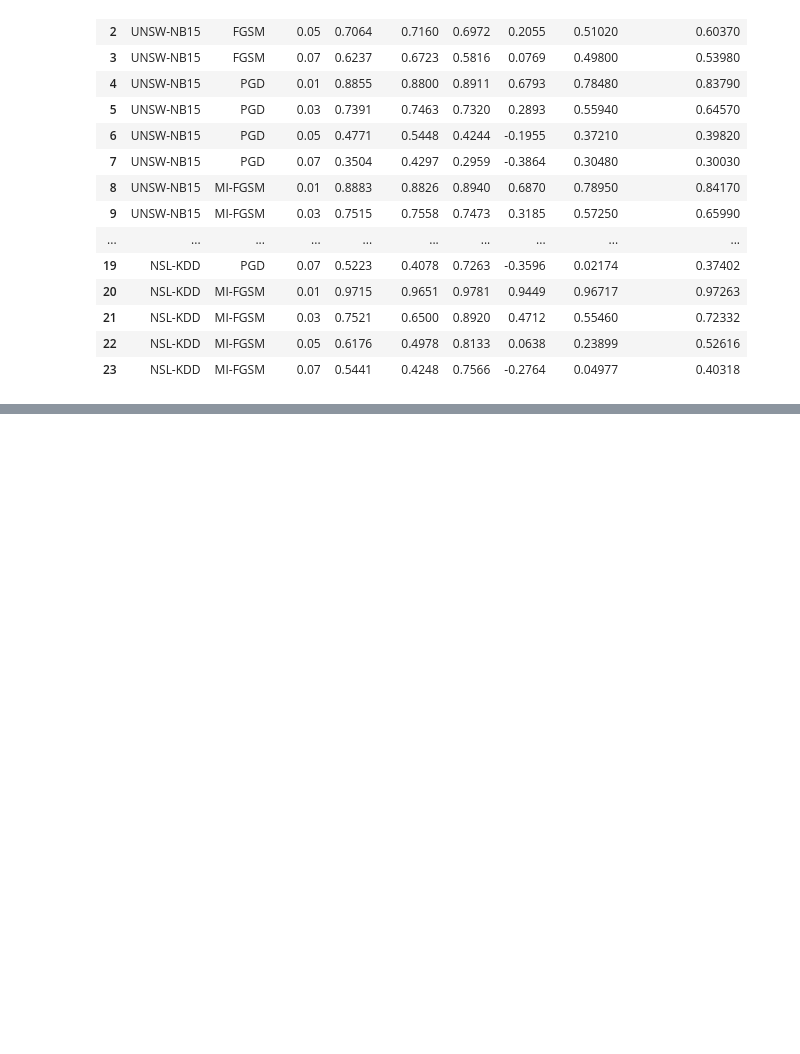
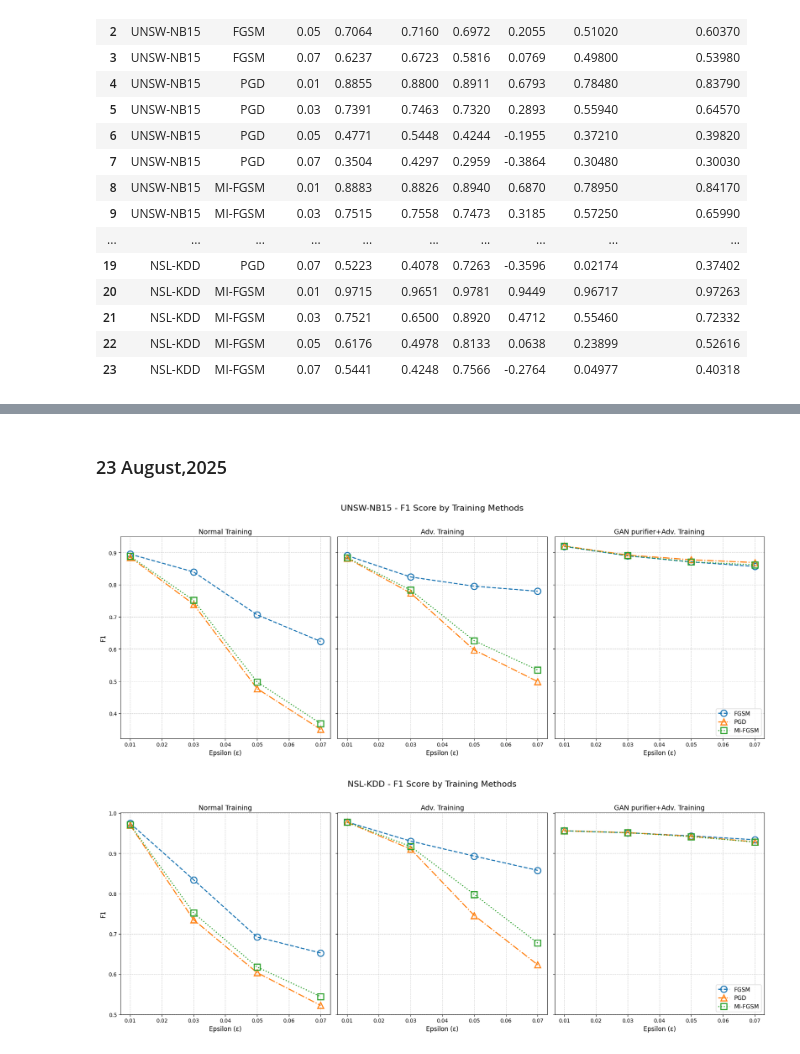
Before and after one commit to Tanveer2719/NIDS_Coursework, a Jupyter notebook: Experiments/Adversarial Attack/Combined_Analysis/analysis.ipynb, the cells around one changed output, grey strips where cells are left out. Cells and saved outputs as stored; diff of their text form; code cells hidden in the pictures; blank space fills up the shorter version.

Commit message:
baseline models added

```diff
--- a/Experiments/Adversarial Attack/Combined_Analysis/analysis.ipynb
+++ b/Experiments/Adversarial Attack/Combined_Analysis/analysis.ipynb
@@ -176,0 +174,2 @@ for dataset in datasets:
+# %% [markdown]
+### 23 August,2025
@@ -176,0 +295,54 @@ for dataset in datasets:
+# %%
+import matplotlib.pyplot as plt
+
+# Attack styles
+attack_styles = {
+    "FGSM": {"marker": "o", "linestyle": "--"},   # circle + dashed
+    "PGD": {"marker": "^", "linestyle": "-."},    # triangle + dashdot
+    "MI-FGSM": {"marker": "s", "linestyle": ":"}, # square + dotted
+}
+
+# Subplot plotting function
+def plot_metric_subplot(ax, df, metric, dataset_name, model_name, show_ylabel=False):
+    for attack, style in attack_styles.items():
+        subset = df[df['Attack'] == attack]
+        ax.plot(subset['Epsilon'], subset[metric],
+                linestyle=style["linestyle"],
+                marker=style["marker"],
+                markersize=12,          # larger marker
+                markerfacecolor='none', # hollow marker
+                markeredgewidth=2,      # thicker outline
+                linewidth=2,
+                label=attack)
+
+    ax.set_title(f"{model_name}", fontsize=13)
+    ax.set_xlabel("Epsilon (ε)", fontsize=12)
+    if show_ylabel:
+        ax.set_ylabel(metric, fontsize=12)
+    ax.grid(True, linestyle="--", alpha=0.6)
+
+# ---- Plot for UNSW ----
+fig, axes = plt.subplots(1, 3, figsize=(18, 7), sharey=True)
+model_names = ["Normal Training", "Adv. Training", "GAN purifier+Adv. Training"]
+
+for ax, df, model_name in zip(axes, dataframes_unsw, model_names):
+    plot_metric_subplot(ax, df, 'F1', "UNSW-NB15", model_name, show_ylabel=(ax==axes[0]))
+
+fig.suptitle("UNSW-NB15 - F1 Score by Training Methods", fontsize=16)
+axes[2].legend(fontsize=11, loc="lower right")  # legend in last subplot
+plt.tight_layout(rect=[0, 0, 1, 0.96])
+plt.show()
+
+# ---- Plot for NSL ----
+fig, axes = plt.subplots(1, 3, figsize=(18, 7), sharey=True)
+
+for ax, df, model_name in zip(axes, dataframes_nsl, model_names):
+    plot_metric_subplot(ax, df, 'F1', "NSL-KDD", model_name, show_ylabel=(ax==axes[0]))
+
+fig.suptitle("NSL-KDD - F1 Score by Training Methods", fontsize=16)
+axes[2].legend(fontsize=11, loc="lower right")
+plt.tight_layout(rect=[0, 0, 1, 0.96])
+plt.show()
+# %% [output]
+[figure, added]
+[figure, added]
```
Also changed, not shown: parts of 6 cells of this notebook, 7 other files.
